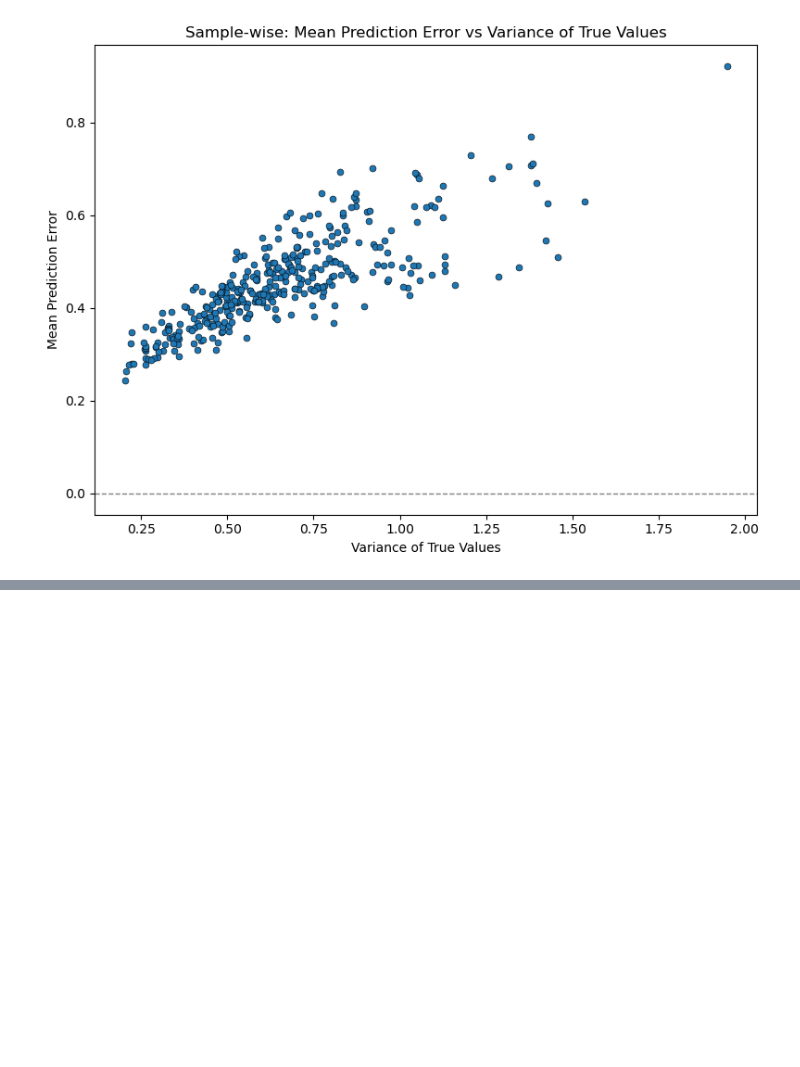
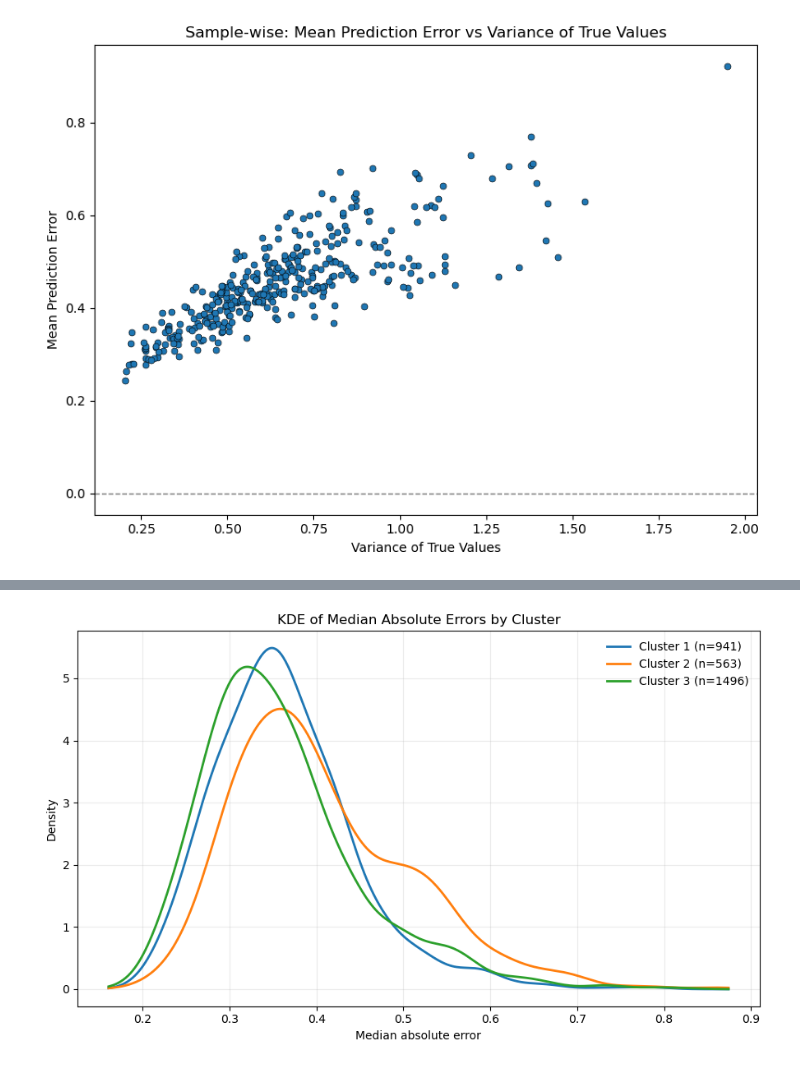
Before and after one commit to flaviocaroli/Cancer-Protein-RNA-research, a Jupyter notebook: elasticNet/model_results/res_analysis.ipynb, the cells around one changed output, grey strips where cells are left out. Cells and saved outputs as stored; diff of their text form; code cells hidden in the pictures; blank space fills up the shorter version.

```diff
--- a/model_results/res_analysis.ipynb
+++ b/elasticNet/model_results/res_analysis.ipynb
@@ -478,0 +587,37 @@ plt.show()
+# %%
+
+from scipy.stats import gaussian_kde
+
+# err + clusters already merged into df as in your snippet
+# df has columns: Protein, median_abs_error, Cluster
+palette = {1: "#1f77b4", 2: "#ff7f0e", 3: "#2ca02c"}
+
+# Common x-axis over the full range (with a small padding)
+xmin, xmax = df['median_abs_error'].min(), df['median_abs_error'].max()
+xr = np.linspace(xmin - 0.02*(xmax - xmin), xmax + 0.02*(xmax - xmin), 512)
+
+plt.figure(figsize=(9, 5.5))
+for c in sorted(df['Cluster'].unique()):
+    vals = df.loc[df['Cluster'] == c, 'median_abs_error'].to_numpy()
+
+    if len(vals) < 2:
+        # KDE needs >=2 points; fall back to a thin vertical line at the value
+        if len(vals) == 1:
+            plt.axvline(vals[0], ymax=0.12, color=palette[c], lw=2, label=f"Cluster {c} (n=1)")
+        continue
+
+    kde = gaussian_kde(vals)  # you can tune bandwidth via bw_method=0.3, etc.
+    y = kde(xr)
+    plt.plot(xr, y, lw=2, color=palette[c], label=f"Cluster {c} (n={len(vals)})")
+    # Optional soft shading (comment out if you truly want lines only)
+    # plt.fill_between(xr, y, alpha=0.12, color=palette[c])
+
+plt.title("KDE of Median Absolute Errors by Cluster")
+plt.xlabel("Median absolute error")
+plt.ylabel("Density")
+plt.legend(frameon=False)
+plt.grid(alpha=0.25)
+plt.tight_layout()
+plt.show()
+# %% [output]
+[figure, added]
```
Also changed, not shown: parts of 16 cells of this notebook, 17 other files.
